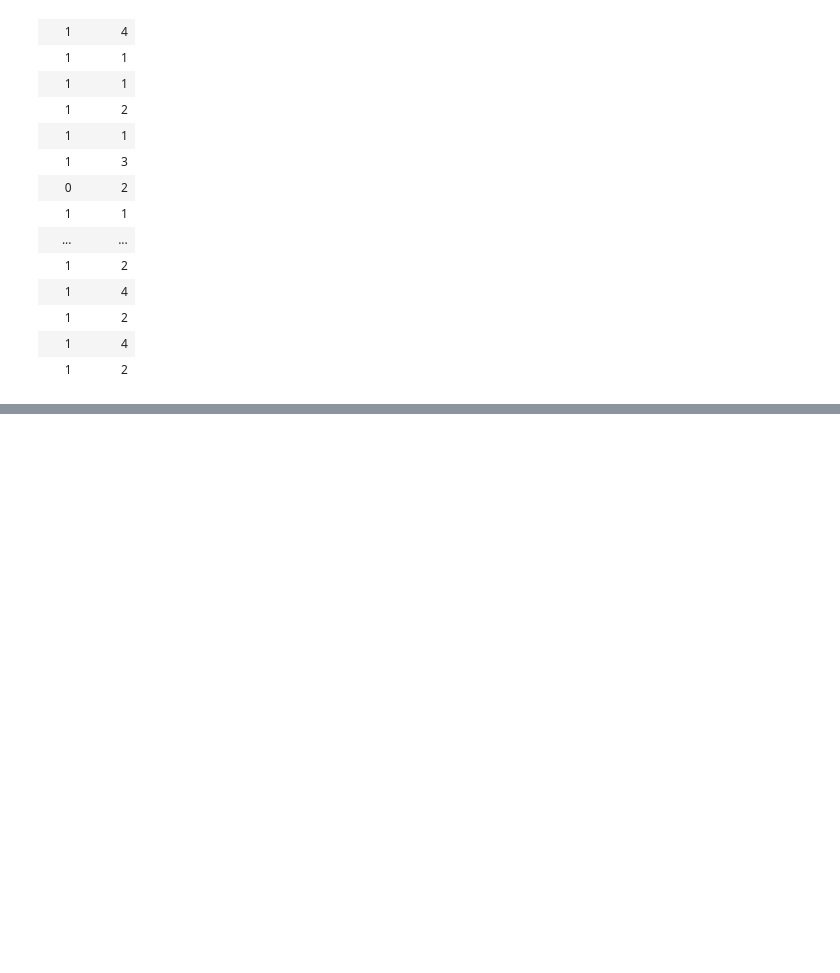
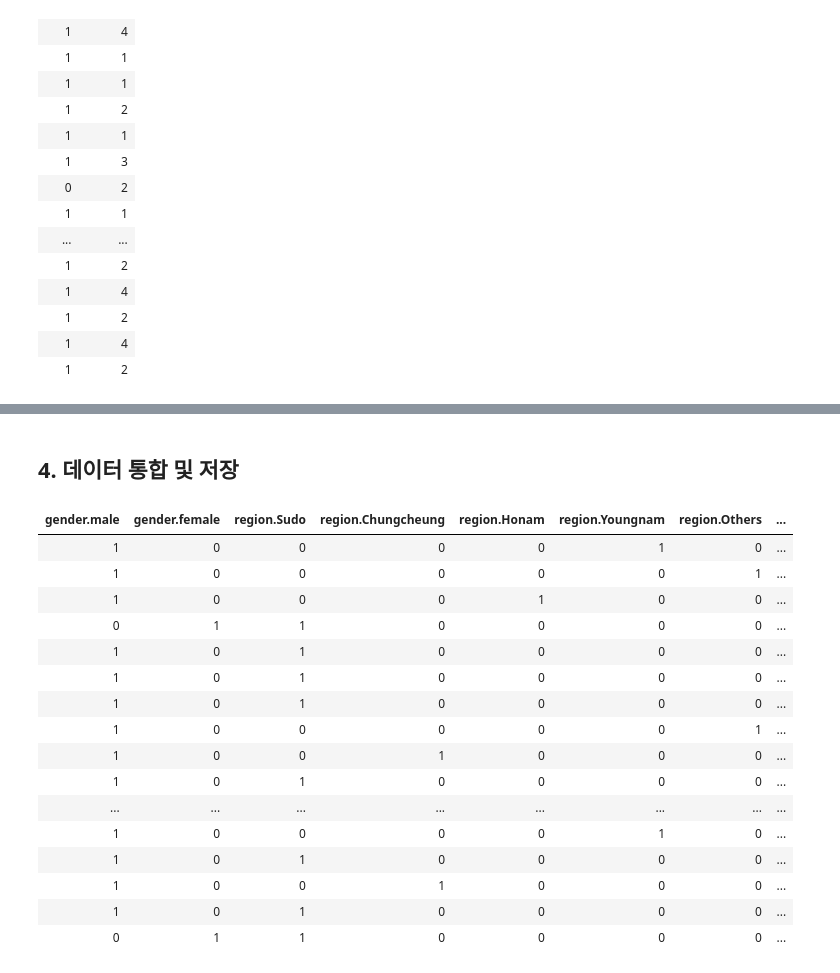
Before and after one commit to SEONGJAE-YOO/R-study, a Jupyter notebook: DataScaling.ipynb, the cells around one changed output, grey strips where cells are left out. Cells and saved outputs as stored; diff of their text form; code cells hidden in the pictures; blank space fills up the shorter version.

```diff
--- a/DataScaling.ipynb
+++ b/DataScaling.ipynb
@@ -130,0 +202,3 @@ data_class
+# %%
+one_hot <- dummyVars(" ~ .", data = data_cat)
+one_hot
@@ -130,0 +215,3 @@ data_class
+# %%
+data_cat2 <- data.frame(predict(one_hot, newdata = data_cat))
+head(data_cat2)
@@ -130,0 +234,4 @@ data_class
+# %%
+library(caret)
+StandardScale <- preProcess(data_num, method=c("center", "scale"))
+print(StandardScale)
@@ -130,0 +247,3 @@ data_class
+# %%
+data_standard <- predict(StandardScale, data_num)
+head(data_standard)
@@ -130,0 +280,24 @@ data_class
+# %% [markdown]
+## 4. 데이터 통합 및 저장
+# %%
+# cbind로 종 데이터를 추가해준다. cbind 외에도 여러가지 방법으로 같은 작업이 가능하다
+Fvote = cbind(data_cat2, data_standard, data_class)
+Fvote
+# %% [output]
+| gender.male | gender.female | region.Sudo | region.Chungcheung | region.Honam | region.Youngnam | region.Others | ... |
+| 1 | 0 | 0 | 0 | 0 | 1 | 0 | ... |
+| 1 | 0 | 0 | 0 | 0 | 0 | 1 | ... |
+| 1 | 0 | 0 | 0 | 1 | 0 | 0 | ... |
+| 0 | 1 | 1 | 0 | 0 | 0 | 0 | ... |
+| 1 | 0 | 1 | 0 | 0 | 0 | 0 | ... |
+| 1 | 0 | 1 | 0 | 0 | 0 | 0 | ... |
+| 1 | 0 | 1 | 0 | 0 | 0 | 0 | ... |
+| 1 | 0 | 0 | 0 | 0 | 0 | 1 | ... |
+| 1 | 0 | 0 | 1 | 0 | 0 | 0 | ... |
+| 1 | 0 | 1 | 0 | 0 | 0 | 0 | ... |
+| ... | ... | ... | ... | ... | ... | ... | ... |
+| 1 | 0 | 0 | 0 | 0 | 1 | 0 | ... |
+| 1 | 0 | 1 | 0 | 0 | 0 | 0 | ... |
+| 1 | 0 | 0 | 1 | 0 | 0 | 0 | ... |
+| 1 | 0 | 1 | 0 | 0 | 0 | 0 | ... |
+| 0 | 1 | 1 | 0 | 0 | 0 | 0 | ... |
```
Also changed, not shown: parts of 22 cells of this notebook.
